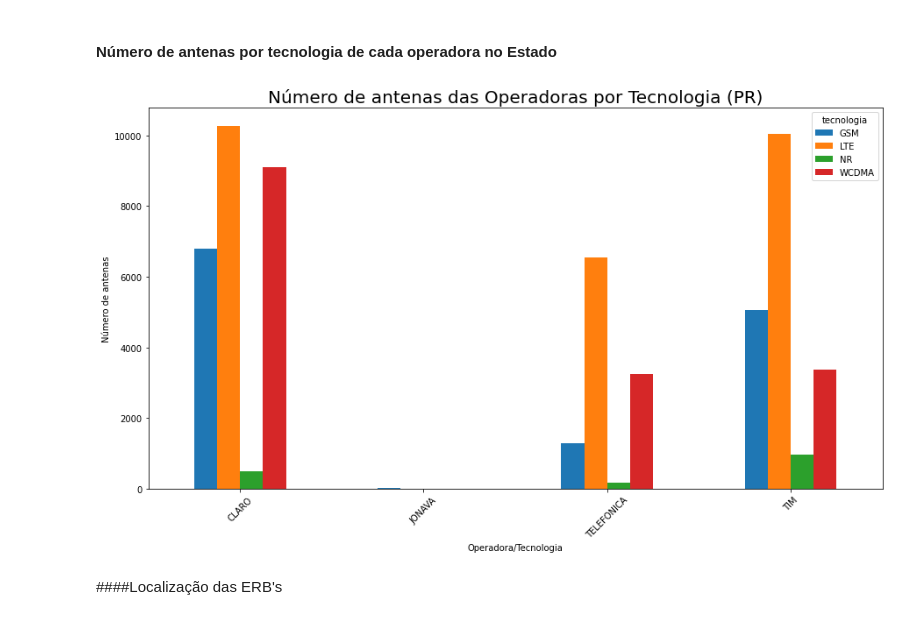
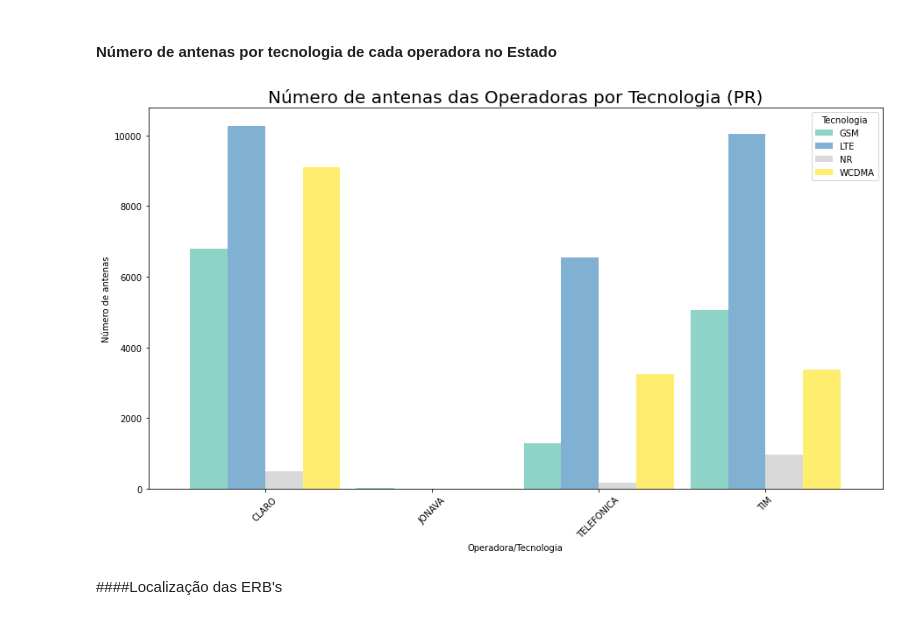
Before and after one commit to WellingtonAlmeida/mestrado-linguagem-de-programacao, a Jupyter notebook: projeto-avaliativo/utfpr_lp_projeto_avaliativo.ipynb, the cells around one changed output. Drawn from its saved outputs; the diff is of its cells as text; code cells hidden in the pictures.

```diff
--- a/projeto-avaliativo/utfpr_lp_projeto_avaliativo.ipynb
+++ b/projeto-avaliativo/utfpr_lp_projeto_avaliativo.ipynb
@@ -331,26 +319,27 @@ gera_grafico_antenas_por_tecnologia()
 # %%
 def gera_grafico_antenas_por_tecnologia_agrupado_por_operadora():
     df = df_erbs
     df['operadora'] = [o.split()[0] for o in df['operadora']]
     df = df_erbs.groupby(['operadora', 'tecnologia']).agg(
         {'estacao': 'count'}).reset_index()
     df = df.pivot(index='operadora', columns='tecnologia', values='estacao')
     df.fillna(0)
 
     fig = plt.figure(figsize=(15,8))
     ax = fig.add_subplot()
-    df.plot(ax=ax, kind='bar')
+    df.plot(ax=ax, kind='bar', cmap='Set3', width=0.9)
 
     plt.title('Número de antenas das Operadoras por Tecnologia ('+uf_select.value.upper()+')', fontsize=20)
     plt.xlabel('Operadora/Tecnologia')
     plt.ylabel('Número de antenas')
     plt.xticks(rotation=45)
+    plt.legend(title='Tecnologia')
     plt.show()
 
 
 gera_grafico_antenas_por_tecnologia_agrupado_por_operadora()
 # %% [output]
-[figure, old version]
+[figure, new version]
 # %% [markdown]
 ####Localização das ERB's
 # %%
```
Also changed, not shown: parts of 4 cells of this notebook.
